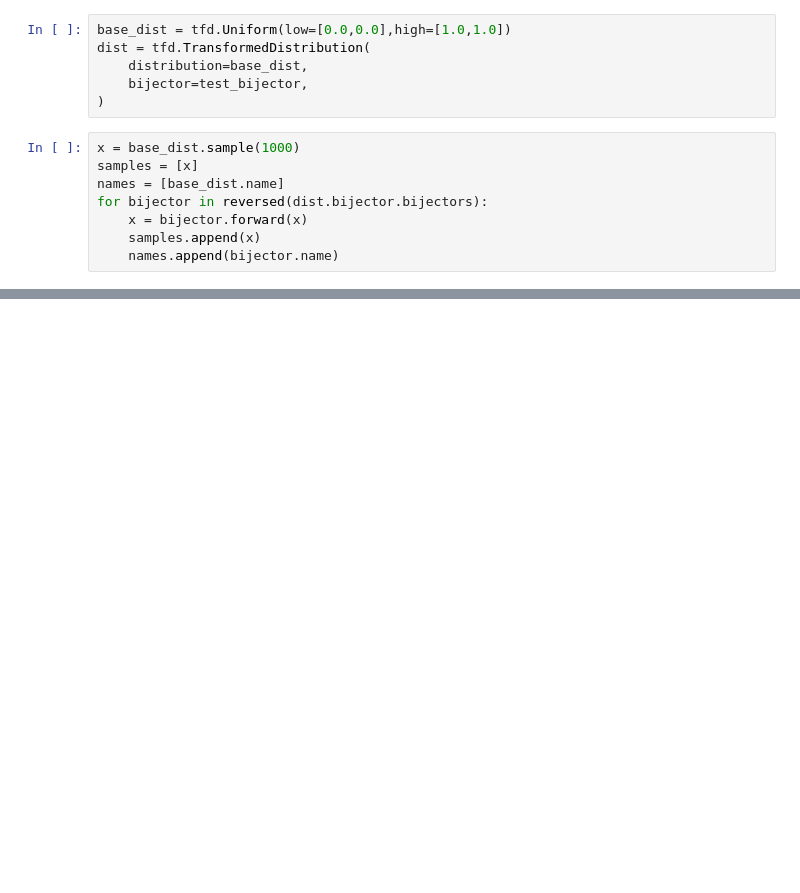
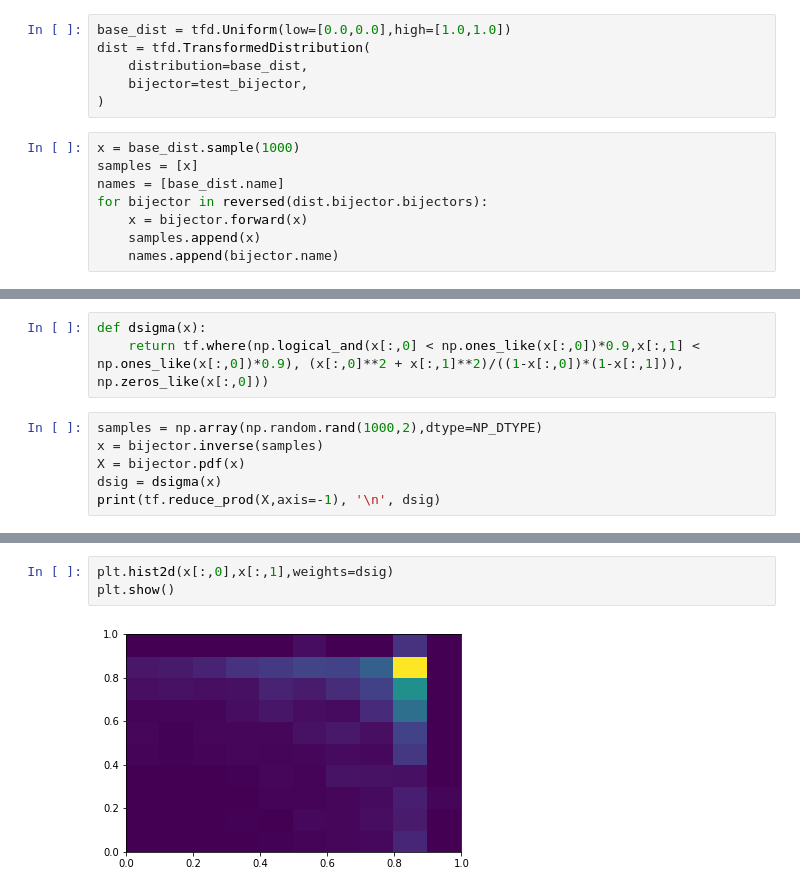
Before and after one commit to matteoettam09/i-flow, a Jupyter notebook: bijector.ipynb, the cells around one changed output, grey strips where cells are left out. Cells and saved outputs as stored; diff of their text form; blank space fills up the shorter version.

```diff
--- a/bijector.ipynb
+++ b/bijector.ipynb
@@ -507,0 +507,9 @@ for i in range(len(samples)):
+# %%
+def dsigma(x):
+    return tf.where(np.logical_and(x[:,0] < np.ones_like(x[:,0])*0.9,x[:,1] < np.ones_like(x[:,0])*0.9), (x[:,0]**2 + x[:,1]**2)/((1-x[:,0])*(1-x[:,1])), np.zeros_like(x[:,0]))
+# %%
+samples = np.array(np.random.rand(1000,2),dtype=NP_DTYPE)
+x = bijector.inverse(samples)
+X = bijector.pdf(x)
+dsig = dsigma(x)
+print(tf.reduce_prod(X,axis=-1), '\n', dsig)
@@ -507,0 +534,5 @@ for i in range(len(samples)):
+# %%
+plt.hist2d(x[:,0],x[:,1],weights=dsig)
+plt.show()
+# %% [output]
+[figure, added]
```
Also changed, not shown: parts of 35 cells of this notebook, 1 other file.
